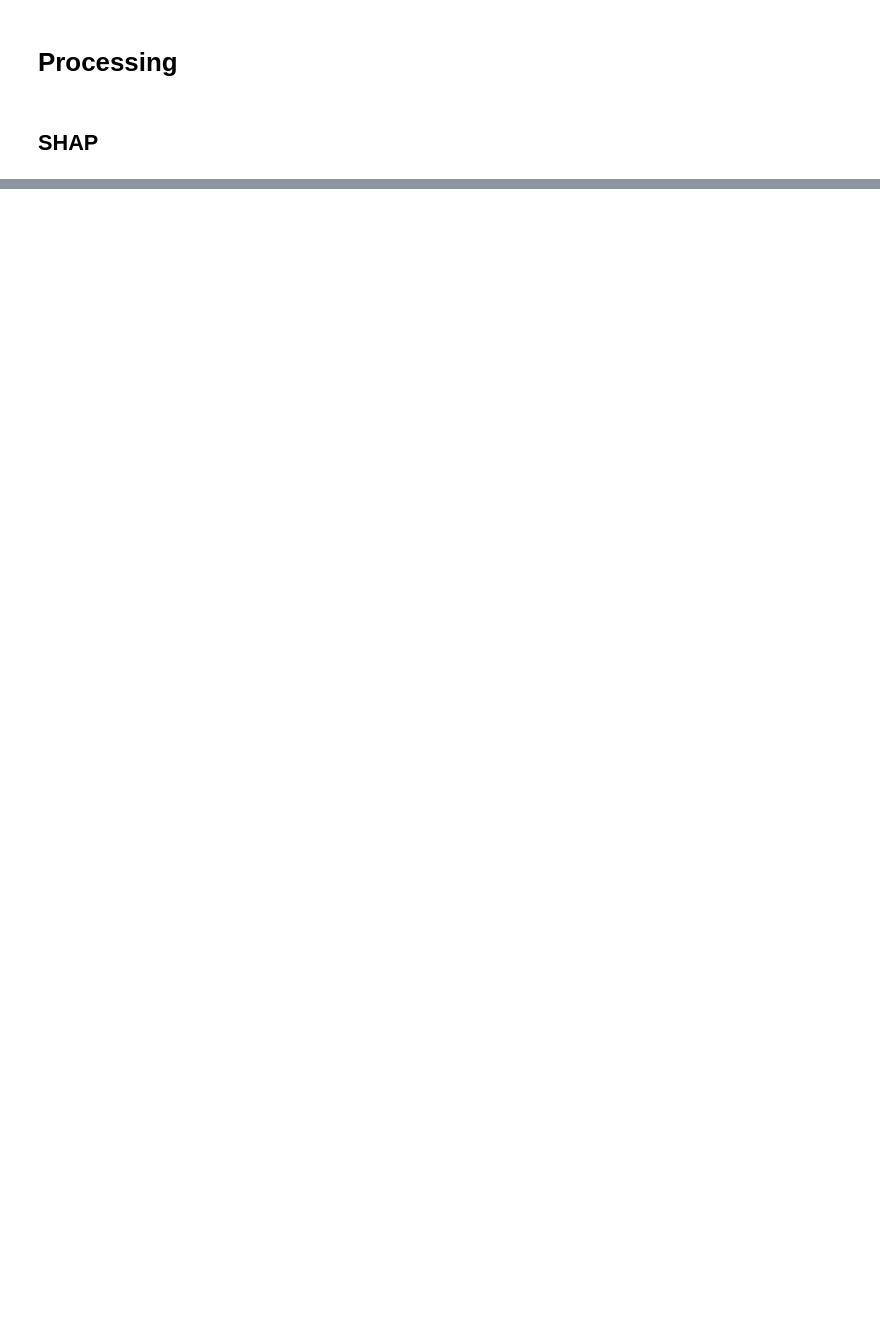
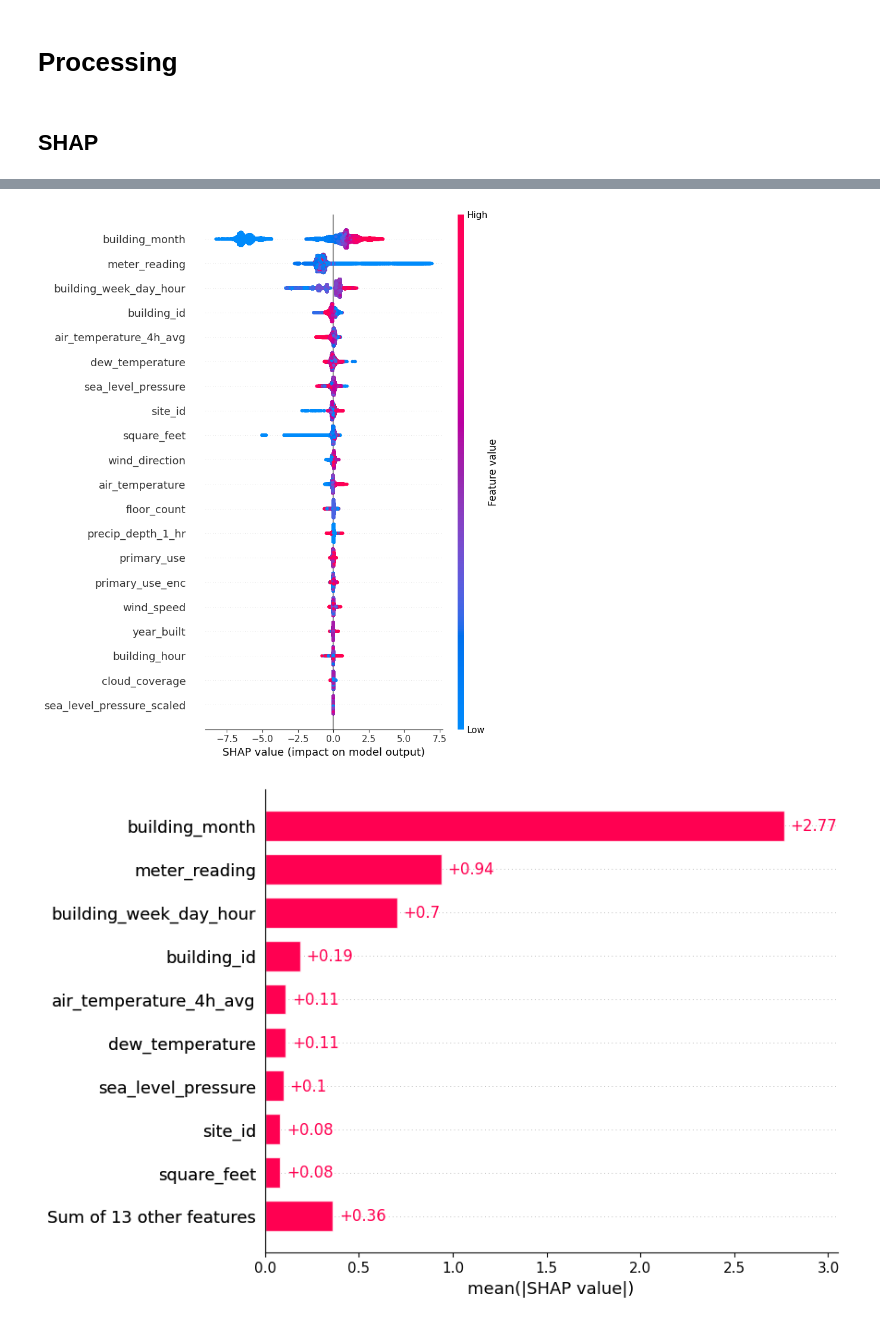
Before and after one commit to Luis-Acosta99/e2e_ml_pipeline, a Jupyter notebook: scripts/champion_challenger_model.ipynb, the cells around one changed output, grey strips where cells are left out. Saved outputs shown, nothing was run; the diff lists cells and outputs as text; code cells hidden in the pictures; blank space fills up the shorter version.

```diff
--- a/scripts/champion_challenger_model.ipynb
+++ b/scripts/champion_challenger_model.ipynb
@@ -240,0 +160,23 @@ joblib.dump(xgb_model, output_path + "xgb/model.pkl")
+# %%
+import matplotlib.pyplot as plt
+import shap
+
+# 1. Generate the plot without showing it immediately
+shap.summary_plot(shap_values, xgb_x_test)
+# 2. Save the figure to your specified path
+# You can use .png, .pdf, or .svg
+plt.savefig(output_path+'shap/summary_plot.png', bbox_inches='tight', dpi=300)
+
+# 3. Clear the plot to avoid overlapping with the next one
+plt.close()
+
+# 1. Generate the bar plot
+shap.plots.bar(shap_values)
+# 2. Save the figure
+plt.savefig(output_path+'shap/global_importance_bar.png', bbox_inches='tight', dpi=300)
+
+# 3. Clear the plot
+plt.close()
+# %% [output]
+[figure, added]
+[figure, added]
```
Also changed, not shown: parts of 29 cells of this notebook, 2 other files.
